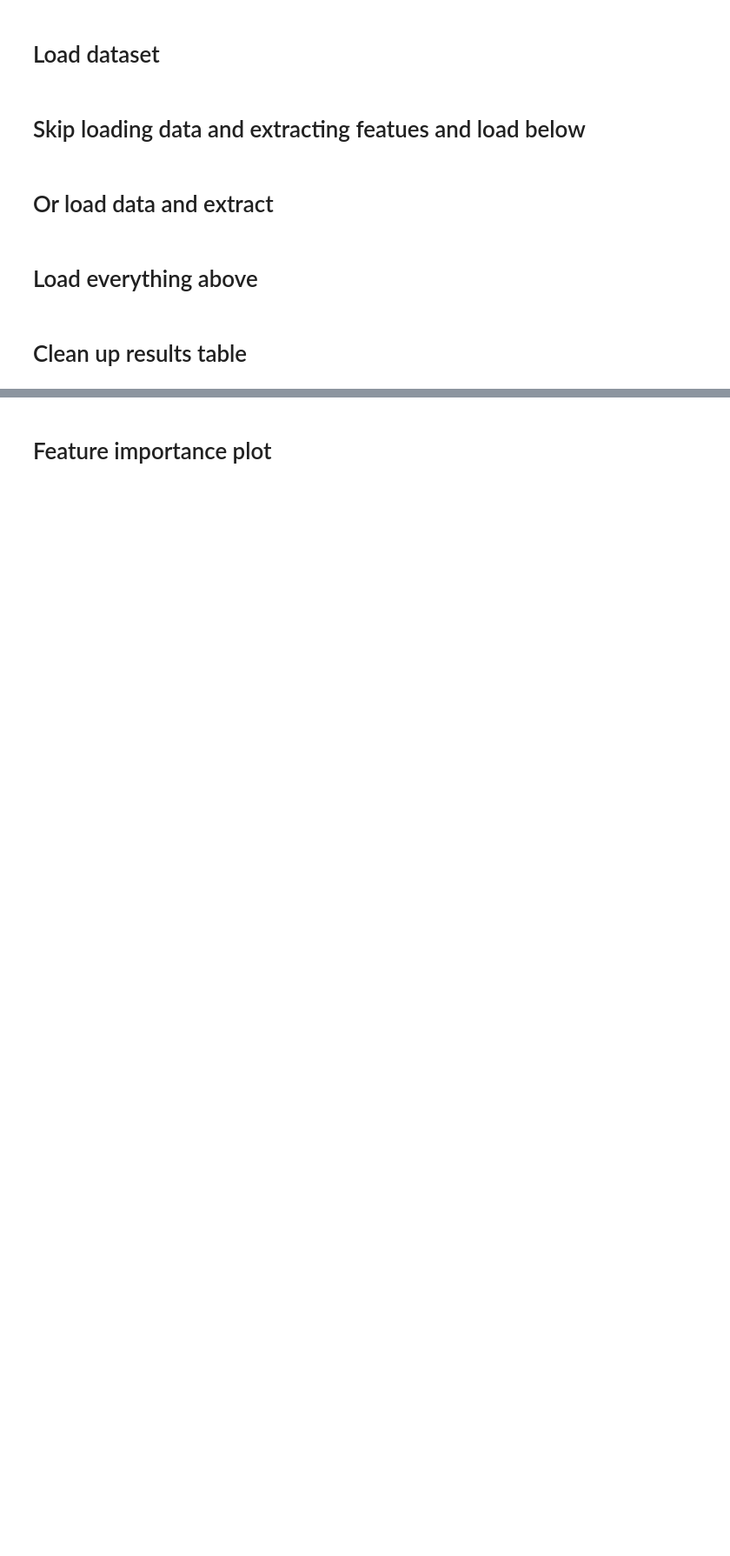
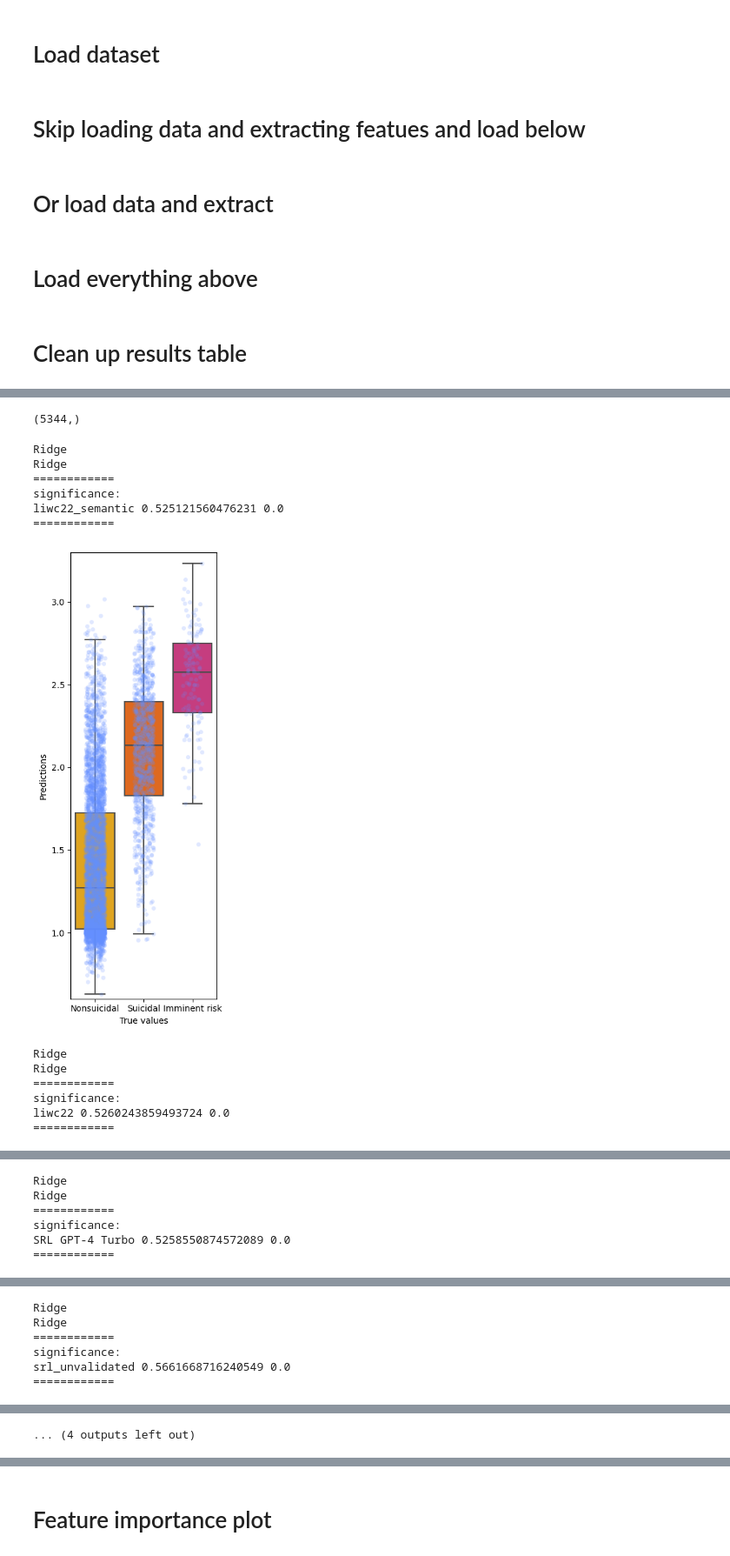
Before and after one commit to danielmlow/lexicon, a Jupyter notebook: suicide_risk_assessment_results.ipynb, the cells around one changed output, grey strips where cells are left out. Shown at 87% size. Cells and saved outputs as stored; diff of their text form; code cells hidden in the pictures; blank space fills up the shorter version.

```diff
--- a/suicide_risk_assessment_results.ipynb
+++ b/suicide_risk_assessment_results.ipynb
@@ -513,3 +552,3 @@ file
 # %%
-y_pred = pd.read_csv('./data/output/ml_performance/'+results_path)
-y_pred
+# y_pred = pd.read_csv('./data/output/ml_performance/'+results_path)
+# y_pred
@@ -524,4 +561,6 @@ y_test.shape
 # %%
-X_train, y_train, X_test, y_test = get_splits(feature_vector)
+# X_train, y_train, X_test, y_test = get_splits(feature_vector)
 # %%
 y_test.shape
+# %% [output]
+(5344,)
@@ -532,29 +567,34 @@ results_path
 # %%
-y_pred = pd.read_csv('./data/output/ml_performance/'+results_path)
-y_pred
+# y_pred = pd.read_csv('./data/output/ml_performance/'+results_path)
+# y_pred
 # %%
-X_train, y_train, X_test, y_test = get_splits(feature_vector)
-len(y_test)
+# X_train, y_train, X_test, y_test = get_splits(feature_vector)
+# len(y_test)
 # %%
 import seaborn as sns
+from scipy.stats import spearmanr
+
 
 
 
 
 
 results_paths ={
+	'liwc22_semantic': 'results_24-02-16T06-25-10_all_regression_3/y_pred_liwc22_semantic_LGBMRegressor_gridsearch-True_all_24-02-16T06-25-10.csv',
 	'liwc22': 'results_24-02-16T06-25-10_all_regression_3/y_pred_liwc22_LGBMRegressor_gridsearch-True_all_24-02-16T06-25-10.csv',
-	'liwc22_semantic': 'results_24-02-16T06-25-10_all_regression_3/y_pred_liwc22_semantic_LGBMRegressor_gridsearch-True_all_24-02-16T06-25-10.csv',
+	'SRL GPT-4 Turbo': "results_24-02-16T06-25-10_all_regression_3/y_pred_SRL GPT-4 Turbo_LGBMRegressor_gridsearch-True_all_24-02-16T06-25-10.csv",
+	'srl_unvalidated': "results_24-02-16T06-25-10_all_regression_3/y_pred_srl_unvalidated_LGBMRegressor_gridsearch-True_all_24-02-16T06-25-10.csv",
 	'srl_validated': 'results_24-03-27T20-46-18_all_regression_3_srl_validated/y_pred_srl_validated_LGBMRegressor_gridsearch-True_all_24-03-27T20-46-18.csv',
+	'all-MiniLM-L6-v2': 'results_24-02-16T06-25-10_all_regression_3/y_pred_all-MiniLM-L6-v2_Ridge_gridsearch-True_all_24-02-16T06-25-10.csv',
 	'distilBERT': 'distilbert/results_24-03-28T18-42-24/y_pred_distilbert-base-uncased_gridsearch-True_24-03-28T18-42-24.csv',
 	'MPNet': 'mpnet/results_24-03-28T20-48-09/y_pred_mpnet-base_gridsearch-True_24-03-28T20-48-09.csv',
 
+
+
+
 }
 
-feature_vectors = ['liwc22', 'liwc22_semantic', 'srl_validated',
-				   'distilBERT',
-				   'MPNet',
-					 ]
+feature_vectors = list(results_paths.keys())
 
 timestamp = '24-02-16T06-25-10'
 
@@ -593,6 +633,17 @@ for plot_type in ['strip']:
 		i = 2
 		y_df['y_test'] = y_test
 		y_df.columns = ['Predictions', 'True values']
+
+		print('============')
+		print('significance:')
+		p,r = spearmanr(y_df['Predictions'], y_df['True values'])
+		print(feature_vector, p, r)
+
+		test_significance = {}
+		test_significance[feature_vector] = y_df.copy()
+
+		print('============')
+
 		# y_df.to_csv('./data/output/ml_performance/'+results_dir+file[0])
 
 		if toy:
@@ -613,30 +664,44 @@ for plot_type in ['strip']:
 			# 2: '#FF7F0E',
 			# 3: '#D62728'
 
 		}
 
 		# Create a boxplot with the specified color palette
 
 		toy
 		figsize = (3.25,8)
 		plt.figure(figsize=figsize)  # Width=10 inches, Height=6 inches
 		# sns.scatterplot(data = y_df, y = 'y_pred',x = 'y_test', alpha = 0.1)
 
 
 		sns.boxplot(y='Predictions', x='True values', data=y_df, palette=colors_severity, showfliers=False,
 			  boxprops=dict(alpha=1))
 
 		if plot_type == 'swarm':
 			sns.swarmplot(y='Predictions', x='True values', data=y_df,  color='0.25', alpha=0.3)
 		elif plot_type == 'strip':
 			sns.stripplot(y='Predictions', x='True values', data=y_df,  color='#648FFF', alpha=0.2,jitter=0.2)
 
 		plt.xticks(ticks = [0,1,2],labels = ['Nonsuicidal', 'Suicidal', 'Imminent risk'])
 		plt.ylim((0.6,3.3))
 
 
 		# Show the plot
 
 		plt.tight_layout()
 		plt.savefig(f'./data/output/figures/{plot_type}_boxplot_{feature_vector}_{model_name}.png', bbox_inches='tight', dpi=300)
 		plt.show()
+# %% [output]
+Ridge
+Ridge
+============
+significance:
+liwc22_semantic 0.525121560476231 0.0
+============
+[figure, added]
+Ridge
+Ridge
+============
+significance:
+liwc22 0.5260243859493724 0.0
+============
@@ -642,0 +709,6 @@ for plot_type in ['strip']:
+Ridge
+Ridge
+============
+significance:
+SRL GPT-4 Turbo 0.5258550874572089 0.0
+============
@@ -642,0 +716,6 @@ for plot_type in ['strip']:
+Ridge
+Ridge
+============
+significance:
+srl_unvalidated 0.5661668716240549 0.0
+============
@@ -642,0 +737 @@ for plot_type in ['strip']:
+... (4 outputs left out)
```
Also changed, not shown: parts of 39 cells of this notebook.
